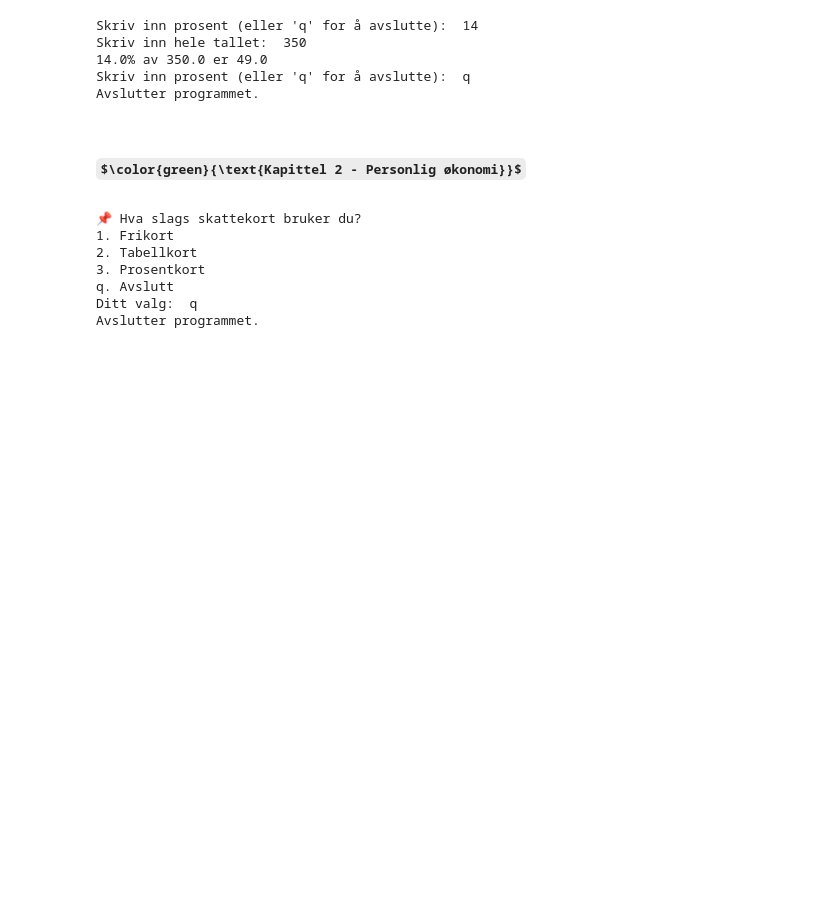
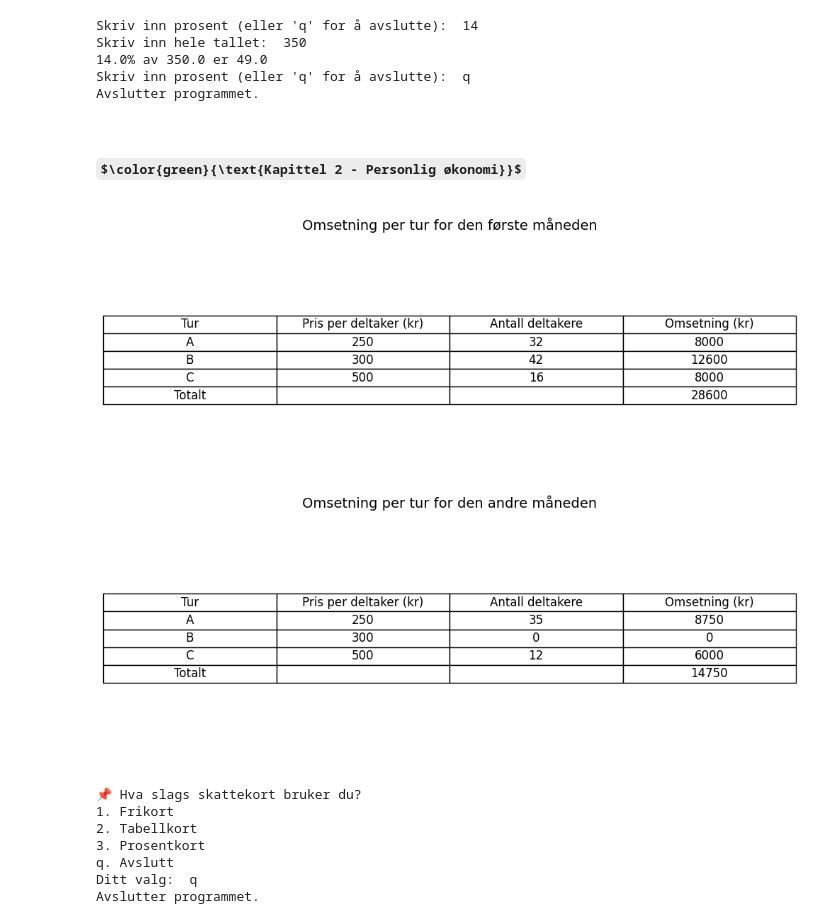
Before and after one commit to hanska91/Matematikk-1P-Y, a Jupyter notebook: Matematikk SR boka.ipynb, the cells around one changed output. Cells and saved outputs as stored; diff of their text form; code cells hidden in the pictures; some formulas as TeX source; blank space fills up the shorter version.

```diff
--- a/Matematikk SR boka.ipynb
+++ b/Matematikk SR boka.ipynb
@@ -438,6 +438,66 @@ if __name__ == "__main__":
     hovedprogram()
 # %% [markdown]
 # $\color{green}{\text{Kapittel 2 - Personlig økonomi}}$
+# %%
+# 2 Personlig økonomi: 2.1 Regneark
+import pandas as pd
+import matplotlib.pyplot as plt
+
+# Data for den første måneden
+data_måned1 = {
+    'Tur': ['A', 'B', 'C'],
+    'Pris per deltaker (kr)': [250, 300, 500],
+    'Antall deltakere': [32, 42, 16]
+}
+
+# Data for den andre måneden
+data_måned2 = {
+    'Tur': ['A', 'B', 'C'],
+    'Pris per deltaker (kr)': [250, 300, 500],
+    'Antall deltakere': [35, 0, 12]
+}
+
+# Opprett DataFrames
+df_måned1 = pd.DataFrame(data_måned1)
+df_måned2 = pd.DataFrame(data_måned2)
+
+# Beregn omsetning per tur for hver måned
+df_måned1['Omsetning (kr)'] = df_måned1['Pris per deltaker (kr)'] * df_måned1['Antall deltakere']
+df_måned2['Omsetning (kr)'] = df_måned2['Pris per deltaker (kr)'] * df_måned2['Antall deltakere']
+
+# Beregn total omsetning for hver måned
+total_omsetning_måned1 = df_måned1['Omsetning (kr)'].sum()
+total_omsetning_måned2 = df_måned2['Omsetning (kr)'].sum()
+
+# Legg til total rad
+df_måned1.loc[len(df_måned1)] = ['Totalt', '', '', total_omsetning_måned1]
+df_måned2.loc[len(df_måned2)] = ['Totalt', '', '', total_omsetning_måned2]
+
+# Plot tabellene
+fig, axs = plt.subplots(2, 1, figsize=(10, 8))
+
+# Første måned
+axs[0].axis('tight')
+axs[0].axis('off')
+table1 = axs[0].table(cellText=df_måned1.values, colLabels=df_måned1.columns, cellLoc='center', loc='center')
+table1.auto_set_font_size(False)
+table1.set_fontsize(12)
+table1.scale(1.2, 1.2)
+axs[0].set_title('Omsetning per tur for den første måneden', fontsize=14)
+
+# Andre måned
+axs[1].axis('tight')
+axs[1].axis('off')
+table2 = axs[1].table(cellText=df_måned2.values, colLabels=df_måned2.columns, cellLoc='center', loc='center')
+table2.auto_set_font_size(False)
+table2.set_fontsize(12)
+table2.scale(1.2, 1.2)
+axs[1].set_title('Omsetning per tur for den andre måneden', fontsize=14)
+
+plt.tight_layout()
+plt.show()
+# %% [output]
+[figure, added]
 # %%
 # 2 Personlig økonomi: 2.2 Lønn og skatt
 def eval_input(prompt, allow_exit=False):
```
Also changed, not shown: parts of 3 cells of this notebook.
